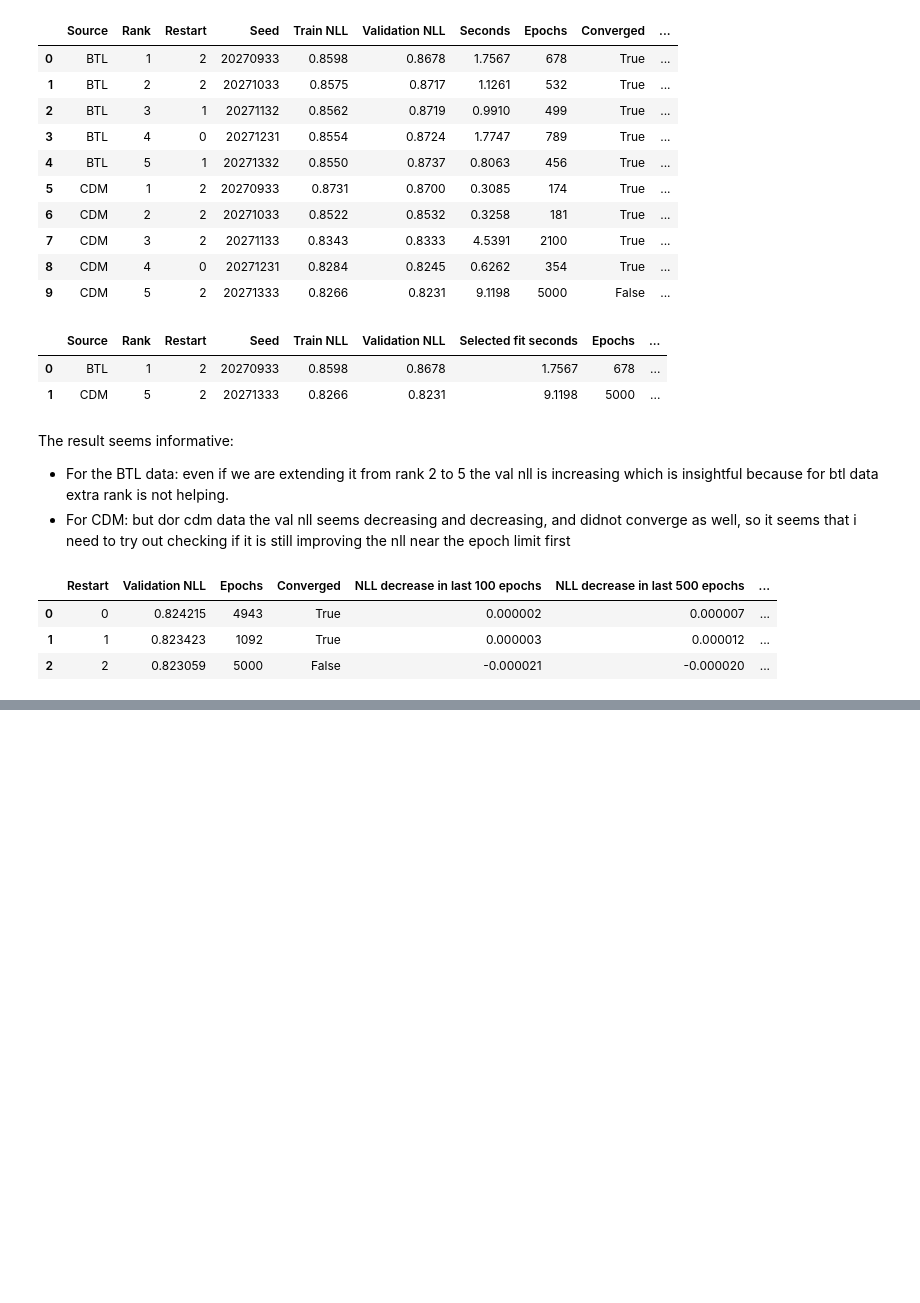
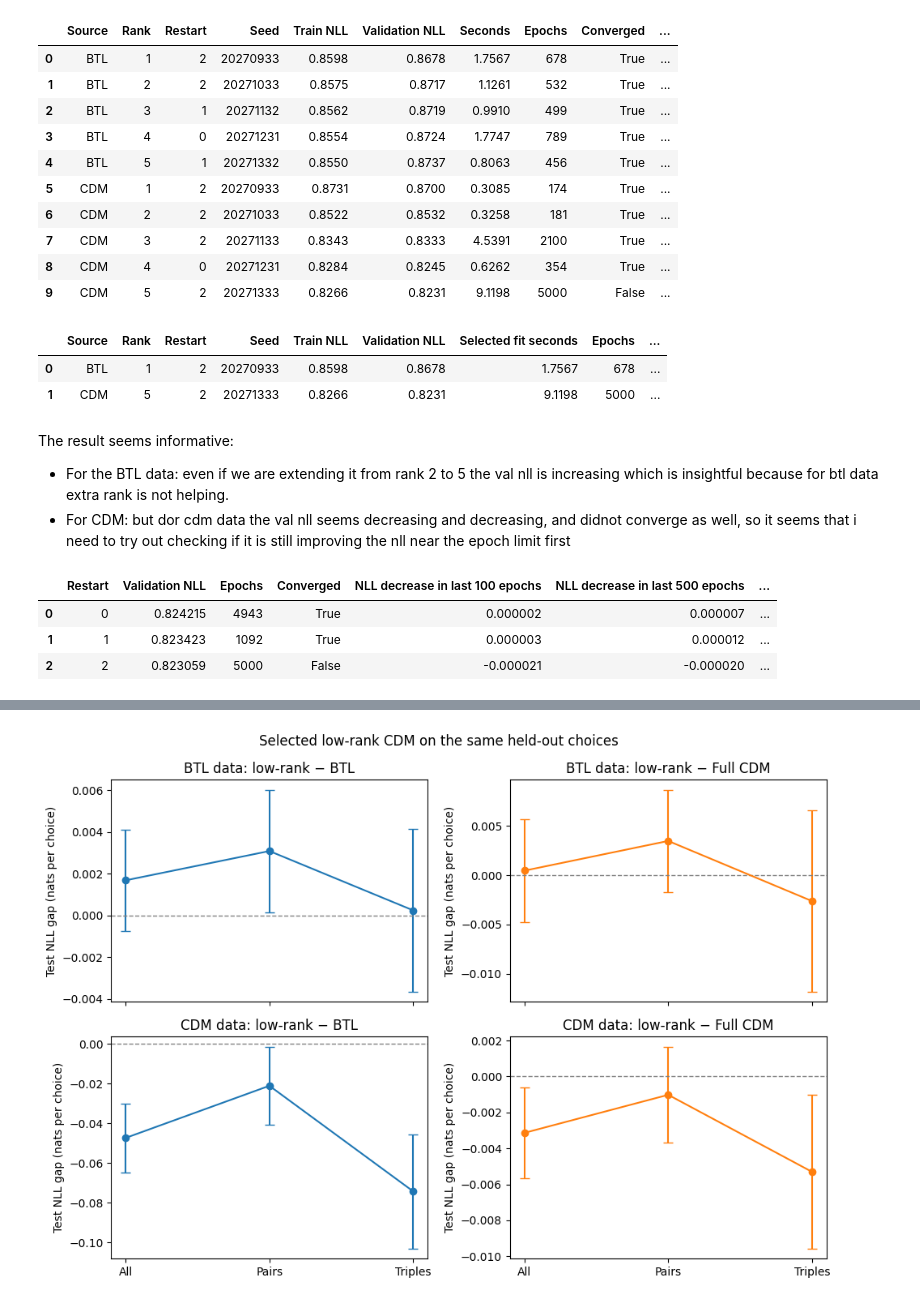
Before and after one commit to rbhdsks/Learning-from-Comparison-Data-Master-Thesis-Project-, a Jupyter notebook: notebooks/experiments/Context_Dependent_Model/04-Unifiednotebook.ipynb, the cells around one changed output, grey strips where cells are left out. Drawn from its saved outputs; the diff is of its cells as text; code cells hidden in the pictures; blank space fills up the shorter version.

Commit message:
low-rank cdm till r=5 for synthetic dataset

```diff
--- a/notebooks/experiments/Context_Dependent_Model/04-Unifiednotebook.ipynb
+++ b/notebooks/experiments/Context_Dependent_Model/04-Unifiednotebook.ipynb
@@ -1105,0 +1315,66 @@ display(rank5_diagnostics.round(7))
+# %%
+# Plot paired test NLL gaps for both data sources and both comparators.
+started_at = perf_counter()
+fig, axes = plt.subplots(2, 2, figsize=(10, 7), sharex=True)
+groups = ["All", "Pairs", "Triples"]
+
+for row, source in enumerate(("BTL", "CDM")):
+    for col, comparator in enumerate(("BTL", "Full CDM")):
+        ax = axes[row, col]
+        values = (
+            low_rank_gap_summary.loc[
+                (low_rank_gap_summary["Source"] == source)
+                & (low_rank_gap_summary["Comparison"]
+                   == f"Low-rank - {comparator}")
+            ]
+            .set_index("Group")
+            .loc[groups]
+        )
+
+        ax.errorbar(
+            range(3),
+            values["Mean gap"],
+            yerr=1.96 * values["SE"],
+            fmt="o-",
+            capsize=4,
+            color="tab:blue" if comparator == "BTL" else "tab:orange",
+        )
+        ax.axhline(0, color="gray", linestyle="--", linewidth=1)
+        ax.set_title(f"{source} data: low-rank − {comparator}")
+        ax.set_xticks(range(3), groups)
+        ax.set_ylabel("Test NLL gap (nats per choice)")
+
+fig.suptitle("Selected low-rank CDM on the same held-out choices")
+fig.tight_layout()
+
+FIGURE_DIR.mkdir(parents=True, exist_ok=True)
+fig.savefig(
+    FIGURE_DIR / "04_low_rank_paired_test_nll_gaps.png",
+    dpi=200, bbox_inches="tight"
+)
+fig.savefig(
+    FIGURE_DIR / "04_low_rank_paired_test_nll_gaps.pdf",
+    bbox_inches="tight"
+)
+
+stage = "Low-rank paired test NLL figure"
+runtime_log = pd.concat(
+    [
+        runtime_log[runtime_log["Stage"] != stage],
+        pd.DataFrame([{
+            "Stage": stage,
+            "Data source": "Both",
+            "Model": "Selected low-rank CDM vs BTL and full CDM",
+            "Elapsed seconds": perf_counter() - started_at,
+            "Seed": SEED,
+            "Items": N_ITEMS,
+            "Device": str(DEVICE),
+        }]),
+    ],
+    ignore_index=True,
+)
+runtime_log.to_csv(LOG_DIR / "04_runtime_log.csv", index=False)
+
+plt.show()
+# %% [output]
+[figure, added]
```
Also changed, not shown: parts of 3 cells of this notebook.
